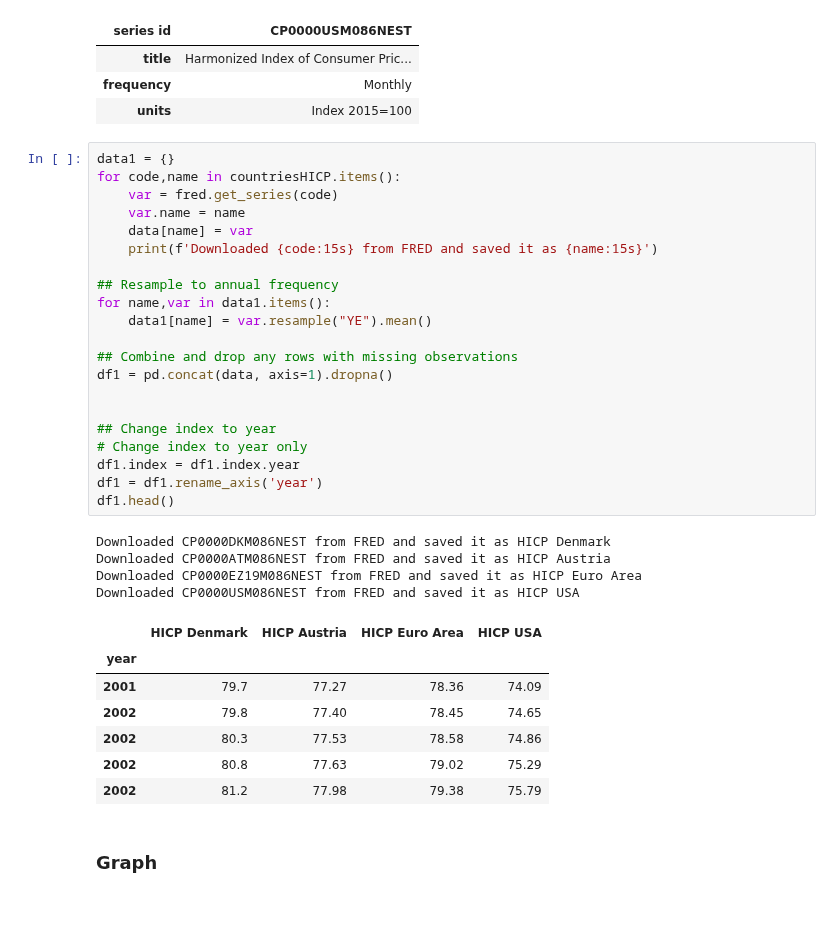
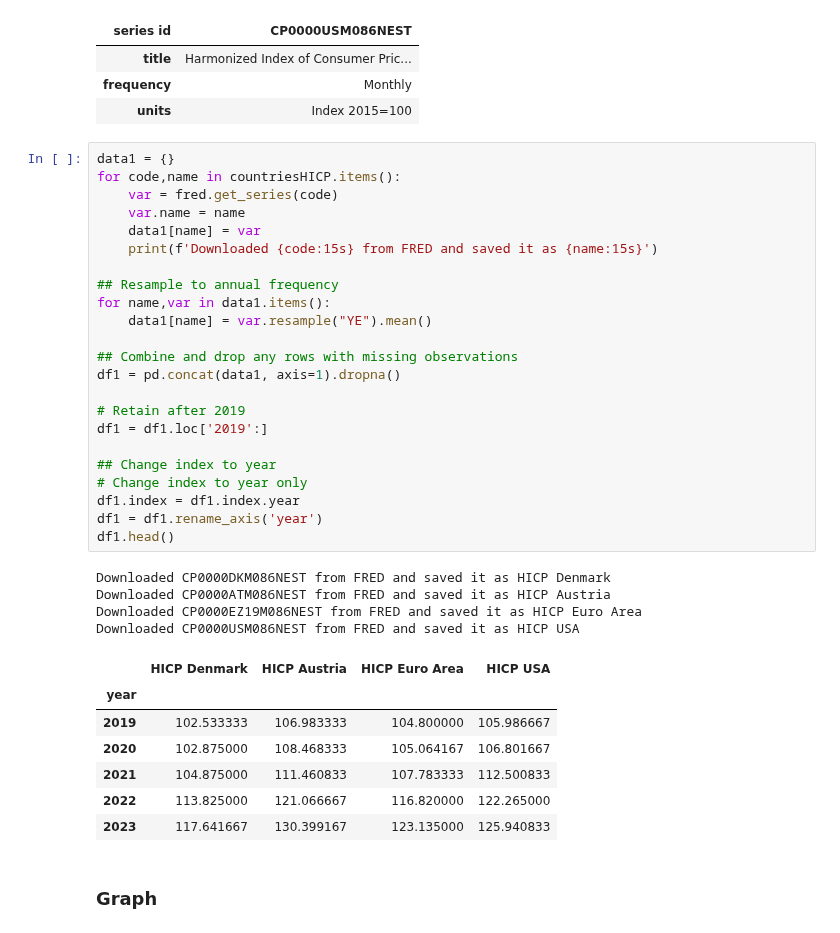
Before and after one commit to Hsueh-1113/Programming-for-Economists, a Jupyter notebook: 01_dataproject_Lee/dataproject.ipynb, the cells around one changed output. Drawn from its saved outputs; the diff is of its cells as text.

```diff
--- a/01_dataproject_Lee/dataproject.ipynb
+++ b/01_dataproject_Lee/dataproject.ipynb
@@ -315,36 +313,38 @@ for k in countriesHICP.keys():
 # %%
 data1 = {}
 for code,name in countriesHICP.items():
     var = fred.get_series(code)
     var.name = name
-    data[name] = var
+    data1[name] = var
     print(f'Downloaded {code:15s} from FRED and saved it as {name:15s}')
 
 ## Resample to annual frequency
 for name,var in data1.items():
     data1[name] = var.resample("YE").mean()
 
 ## Combine and drop any rows with missing observations
-df1 = pd.concat(data, axis=1).dropna()
+df1 = pd.concat(data1, axis=1).dropna()
 
+# Retain after 2019
+df1 = df1.loc['2019':]
 
 ## Change index to year
 # Change index to year only
 df1.index = df1.index.year
 df1 = df1.rename_axis('year')
 df1.head()
 # %% [output]
 Downloaded CP0000DKM086NEST from FRED and saved it as HICP Denmark
 Downloaded CP0000ATM086NEST from FRED and saved it as HICP Austria
 Downloaded CP0000EZ19M086NEST from FRED and saved it as HICP Euro Area
 Downloaded CP0000USM086NEST from FRED and saved it as HICP USA
 |  | HICP Denmark | HICP Austria | HICP Euro Area | HICP USA |
 | year |  |  |  |  |
-| 2001 | 79.7 | 77.27 | 78.36 | 74.09 |
-| 2002 | 79.8 | 77.40 | 78.45 | 74.65 |
-| 2002 | 80.3 | 77.53 | 78.58 | 74.86 |
-| 2002 | 80.8 | 77.63 | 79.02 | 75.29 |
-| 2002 | 81.2 | 77.98 | 79.38 | 75.79 |
+| 2019 | 102.533333 | 106.983333 | 104.800000 | 105.986667 |
+| 2020 | 102.875000 | 108.468333 | 105.064167 | 106.801667 |
+| 2021 | 104.875000 | 111.460833 | 107.783333 | 112.500833 |
+| 2022 | 113.825000 | 121.066667 | 116.820000 | 122.265000 |
+| 2023 | 117.641667 | 130.399167 | 123.135000 | 125.940833 |
 # %% [markdown]
 ### Graph
 # %%
```
Also changed, not shown: parts of 6 cells of this notebook.
